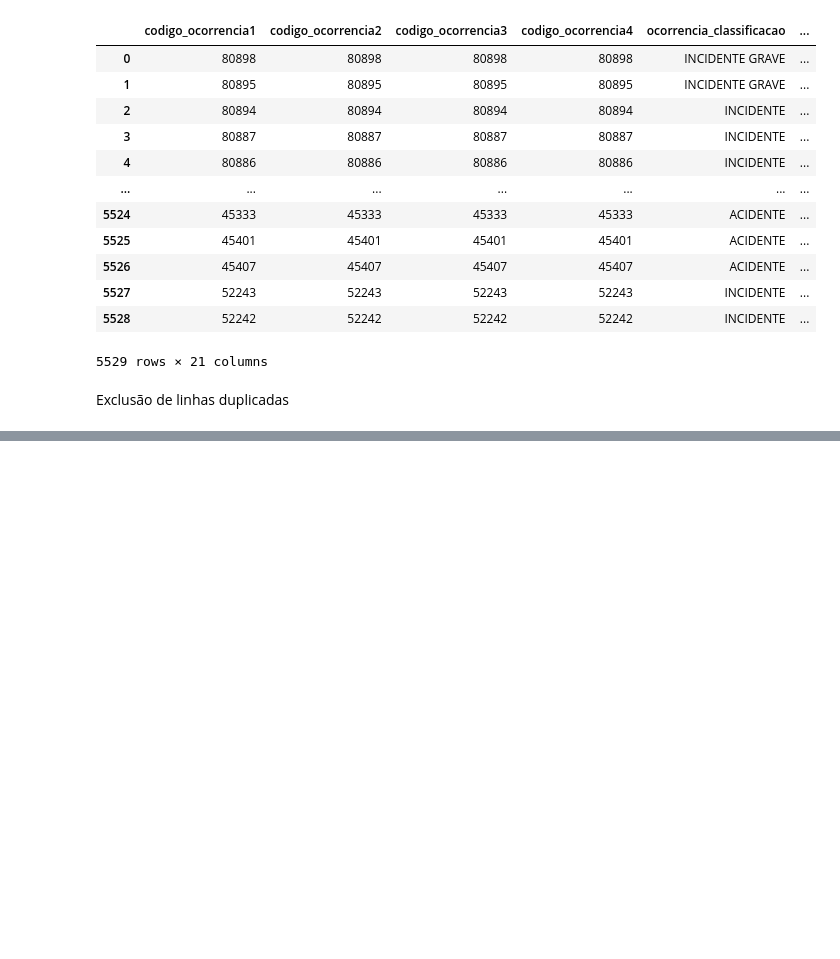
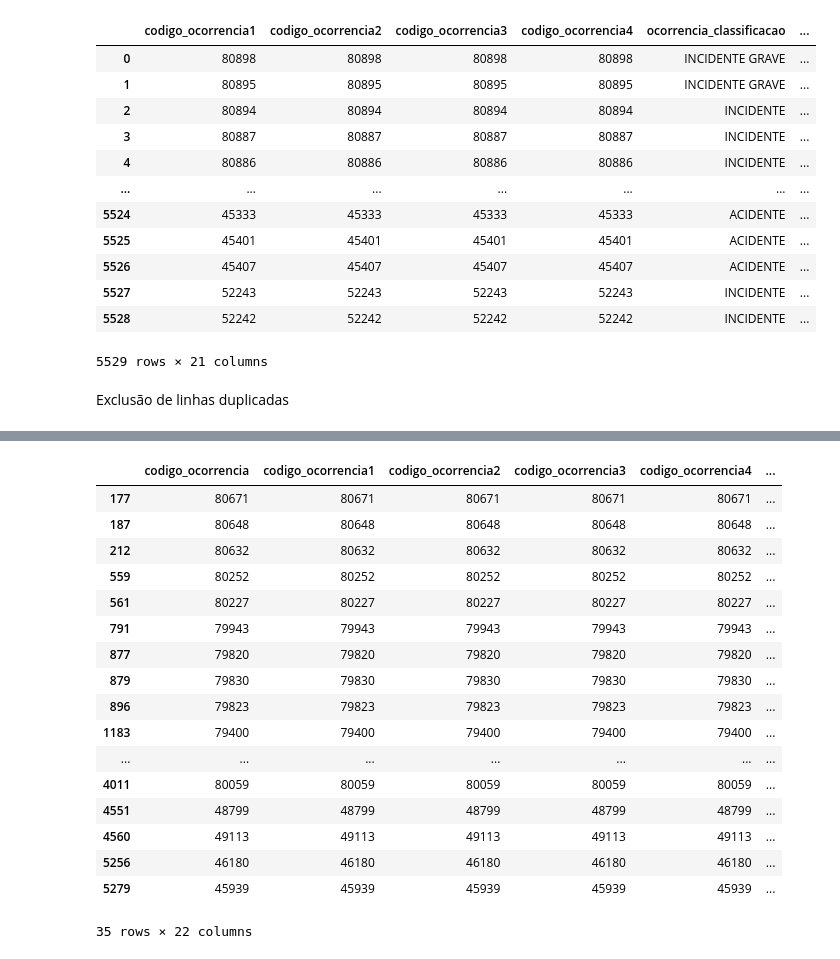
Before and after one commit to JoseWRPereira/jupyter-lab, a Jupyter notebook: CENIPA/cenipa.ipynb, the cells around one changed output, grey strips where cells are left out. Drawn from its saved outputs; the diff is of its cells as text; code cells hidden in the pictures; blank space fills up the shorter version.

```diff
--- a/CENIPA/cenipa.ipynb
+++ b/CENIPA/cenipa.ipynb
@@ -493,0 +490,2 @@ df.drop_duplicates(inplace=True)
+# %%
+df = pd.read_csv('./ocorrencia.csv', sep=';', parse_dates=['ocorrencia_dia'], dayfirst=True)
@@ -493,0 +673,24 @@ df.drop_duplicates(inplace=True)
+# %%
+# Cidades que terminam com a letra 'MA'
+
+filtro = df.ocorrencia_cidade.str[-2:] == 'MA'
+df.loc[filtro]
+# %% [output]
+|  | codigo_ocorrencia | codigo_ocorrencia1 | codigo_ocorrencia2 | codigo_ocorrencia3 | codigo_ocorrencia4 | ... |
+| 177 | 80671 | 80671 | 80671 | 80671 | 80671 | ... |
+| 187 | 80648 | 80648 | 80648 | 80648 | 80648 | ... |
+| 212 | 80632 | 80632 | 80632 | 80632 | 80632 | ... |
+| 559 | 80252 | 80252 | 80252 | 80252 | 80252 | ... |
+| 561 | 80227 | 80227 | 80227 | 80227 | 80227 | ... |
+| 791 | 79943 | 79943 | 79943 | 79943 | 79943 | ... |
+| 877 | 79820 | 79820 | 79820 | 79820 | 79820 | ... |
+| 879 | 79830 | 79830 | 79830 | 79830 | 79830 | ... |
+| 896 | 79823 | 79823 | 79823 | 79823 | 79823 | ... |
+| 1183 | 79400 | 79400 | 79400 | 79400 | 79400 | ... |
+| ... | ... | ... | ... | ... | ... | ... |
+| 4011 | 80059 | 80059 | 80059 | 80059 | 80059 | ... |
+| 4551 | 48799 | 48799 | 48799 | 48799 | 48799 | ... |
+| 4560 | 49113 | 49113 | 49113 | 49113 | 49113 | ... |
+| 5256 | 46180 | 46180 | 46180 | 46180 | 46180 | ... |
+| 5279 | 45939 | 45939 | 45939 | 45939 | 45939 | ... |
+35 rows × 22 columns
```
Also changed, not shown: parts of 19 cells of this notebook.
